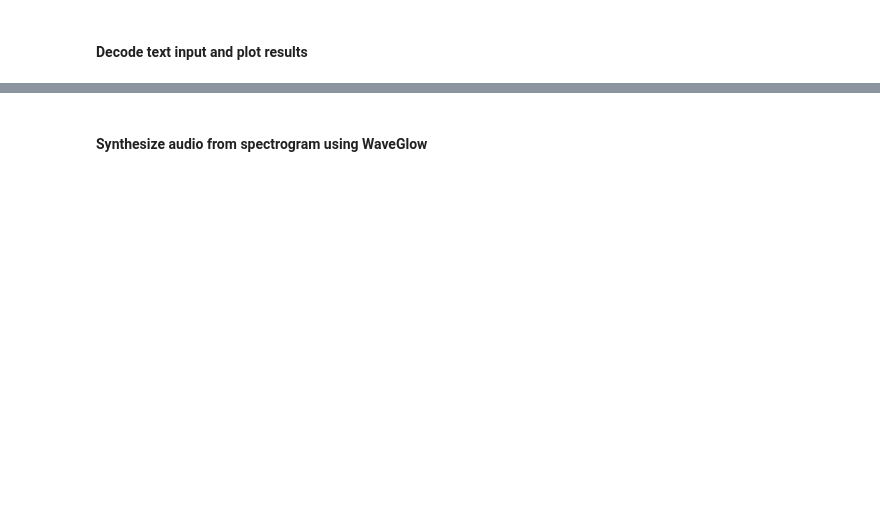
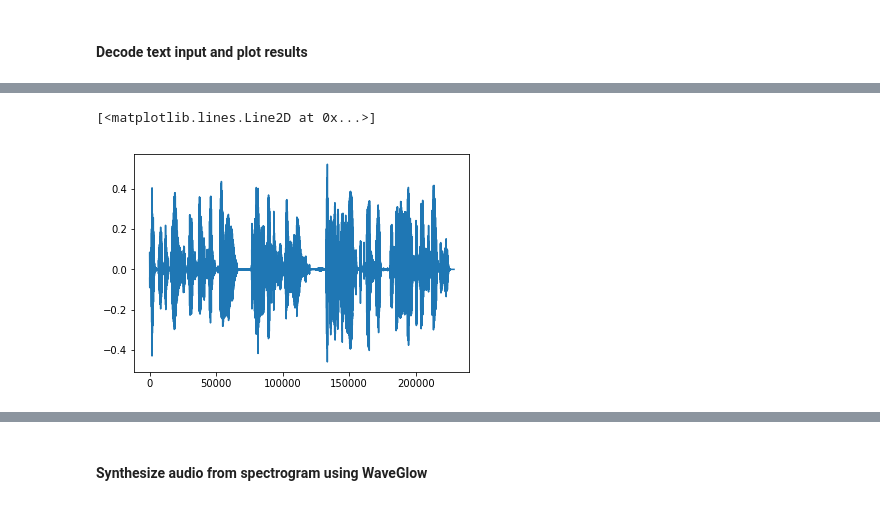
Before and after one commit to EugKar/tacotron2-pytorch, a Jupyter notebook: inference.ipynb, the cells around one changed output, grey strips where cells are left out. Cells and saved outputs as stored; diff of their text form; code cells hidden in the pictures; blank space fills up the shorter version.

```diff
--- a/inference.ipynb
+++ b/inference.ipynb
@@ -146,0 +133,7 @@ Warning! Reached max decoder steps
+# %%
+audio_data, sr = librosa.load(audio, hparams.sampling_rate)
+# %%
+plt.plot(audio_data)
+# %% [output]
+[<matplotlib.lines.Line2D at 0x...>]
+[figure, added]
```
Also changed, not shown: parts of 7 cells of this notebook, 1 other file.
